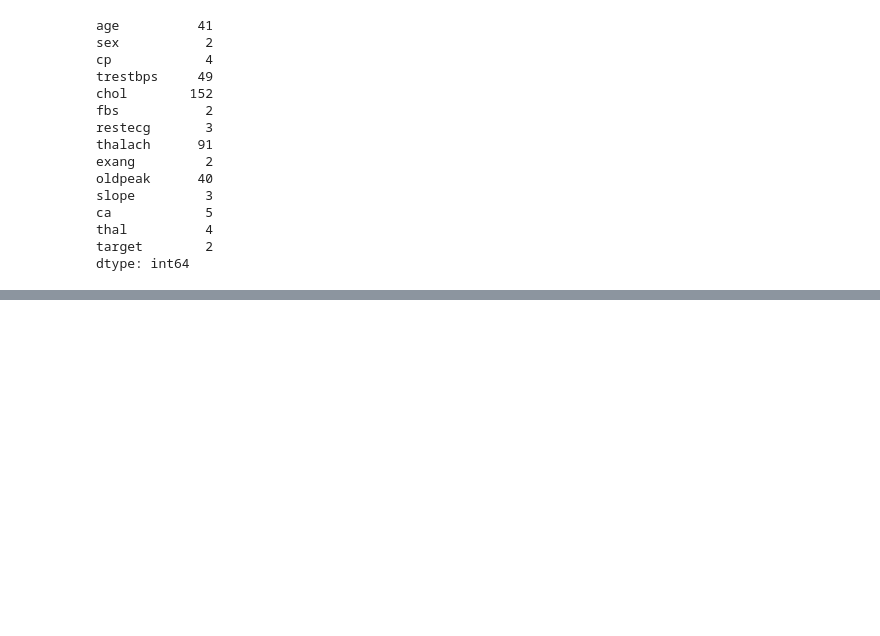
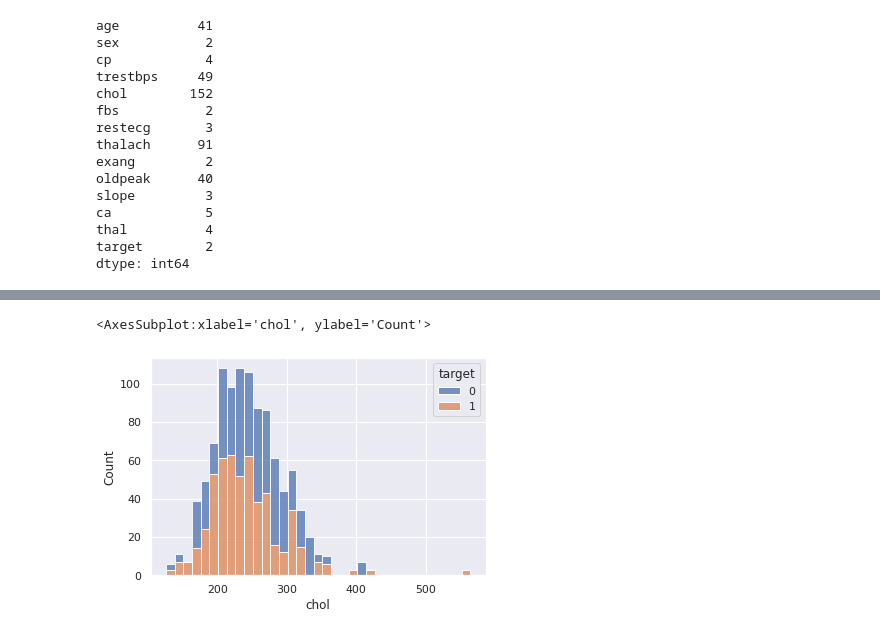
Before and after one commit to AzadMehedi/ML-Projects, a Jupyter notebook: Heart_Disease_Prediction.ipynb, the cells around one changed output, grey strips where cells are left out. Saved outputs shown, nothing was run; the diff lists cells and outputs as text; code cells hidden in the pictures; blank space fills up the shorter version.

```diff
--- a/Heart_Disease_Prediction.ipynb
+++ b/Heart_Disease_Prediction.ipynb
@@ -119,0 +146,5 @@ df.duplicated().sum()
+# %%
+sns.histplot(data=df, x='chol', hue='target', multiple='stack')
+# %% [output]
+<AxesSubplot:xlabel='chol', ylabel='Count'>
+[figure, added]
```
Also changed, not shown: parts of 4 cells of this notebook.
